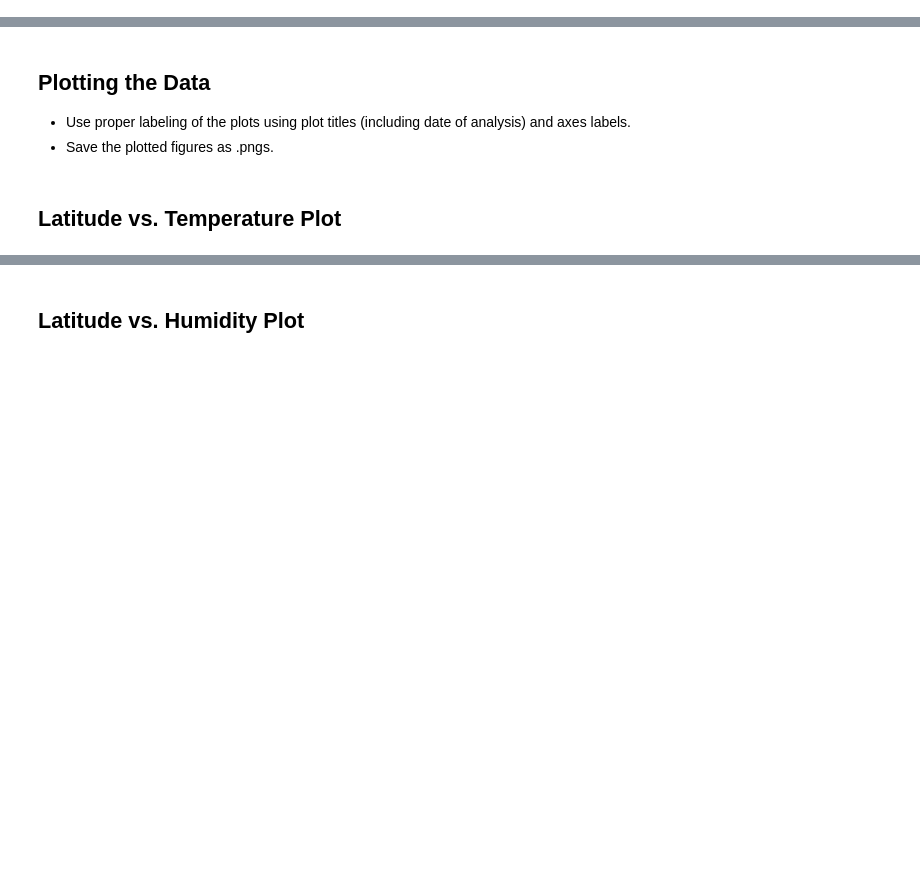
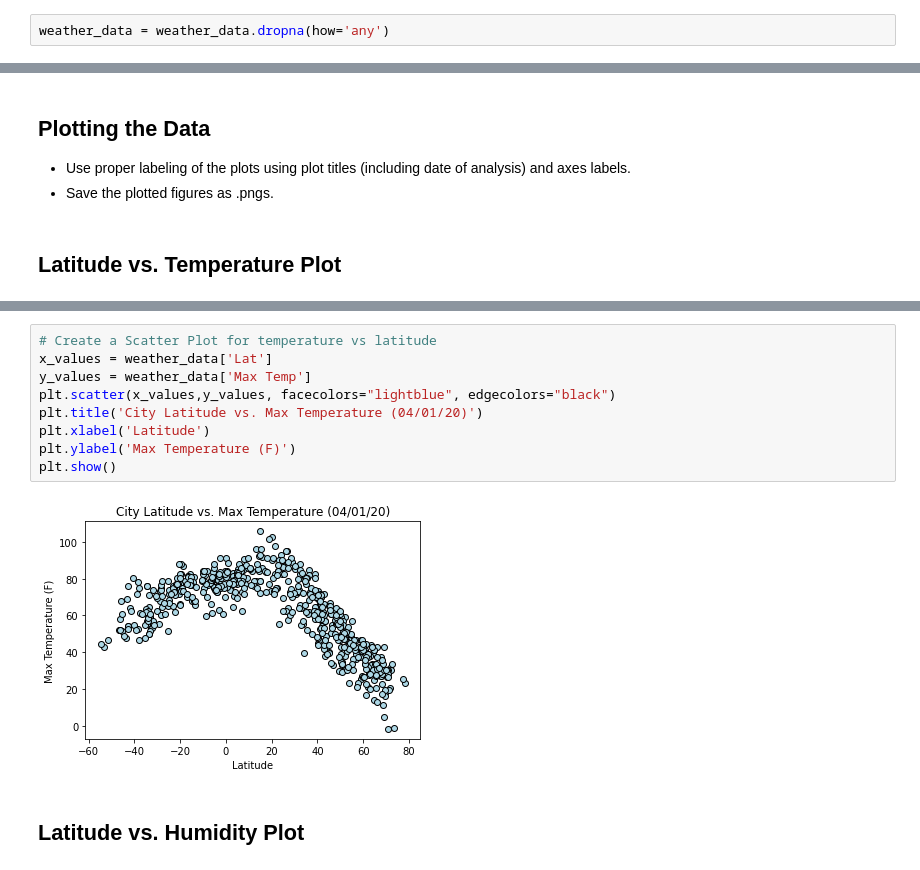
Before and after one commit to jenniecinelli/python-api-challenge, a Jupyter notebook: WeatherPy/WeatherPy.ipynb, the cells around one changed output, grey strips where cells are left out. Saved outputs shown, nothing was run; the diff lists cells and outputs as text; blank space fills up the shorter version.

Commit message:
plots

```diff
--- a/WeatherPy/WeatherPy.ipynb
+++ b/WeatherPy/WeatherPy.ipynb
@@ -143,0 +134,2 @@ weather_data.head(10)
+# %%
+weather_data = weather_data.dropna(how='any')
@@ -182,2 +176,13 @@ Int64Index([], dtype='int64')
+# %%
+# Create a Scatter Plot for temperature vs latitude
+x_values = weather_data['Lat']
+y_values = weather_data['Max Temp']
+plt.scatter(x_values,y_values, facecolors="lightblue", edgecolors="black")
+plt.title('City Latitude vs. Max Temperature (04/01/20)')
+plt.xlabel('Latitude')
+plt.ylabel('Max Temperature (F)')
+plt.show()
+# %% [output]
+[figure, added]
 # %% [markdown]
 ## Latitude vs. Humidity Plot
```
Also changed, not shown: parts of 16 cells of this notebook, 1 other file.
